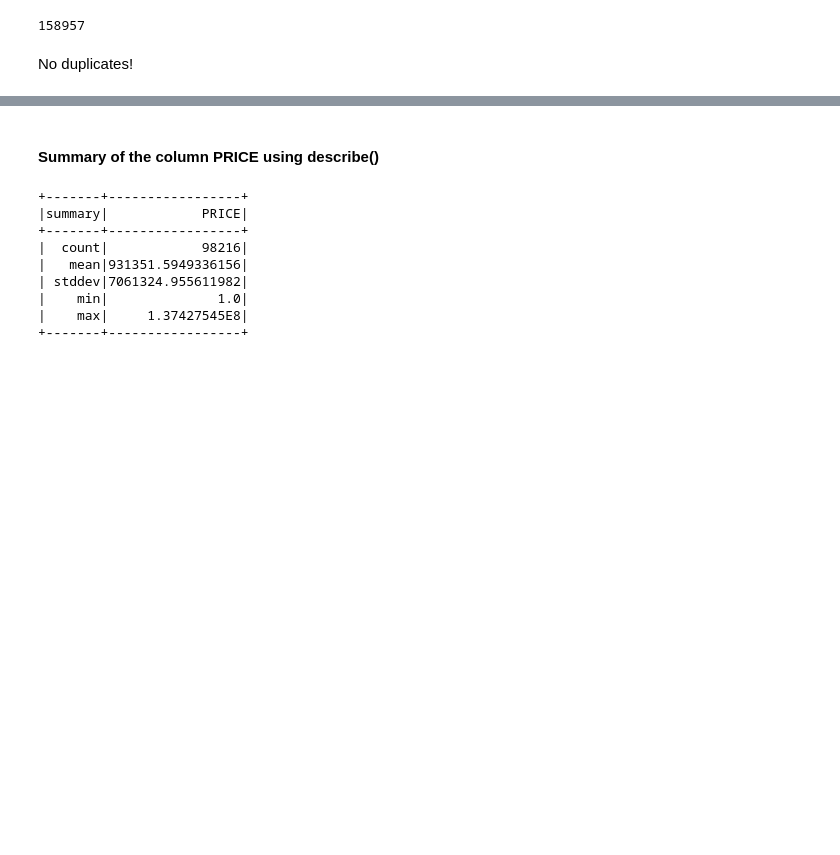
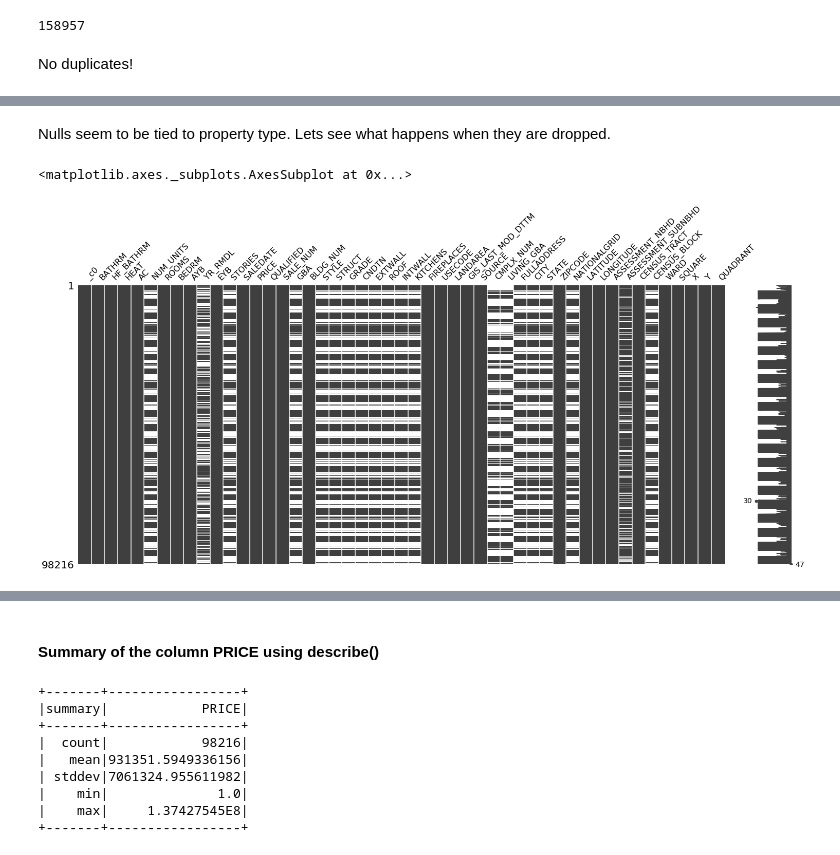
Before and after one commit to elieric/is843, a Jupyter notebook: assignment_1.ipynb, the cells around one changed output, grey strips where cells are left out. Cells and saved outputs as stored; diff of their text form; code cells hidden in the pictures; blank space fills up the shorter version.

```diff
--- a/assignment_1.ipynb
+++ b/assignment_1.ipynb
@@ -169,0 +275,10 @@ No duplicates!
+# %% [markdown]
+Nulls seem to be tied to property type.
+Lets see what happens when they are dropped.
+# %%
+py_df_new = df.where(~F.col("PRICE").isNull()).toPandas()
+
+msno.matrix(py_df_new)
+# %% [output]
+<matplotlib.axes._subplots.AxesSubplot at 0x...>
+[figure, added]
```
Also changed, not shown: parts of 21 cells of this notebook.
